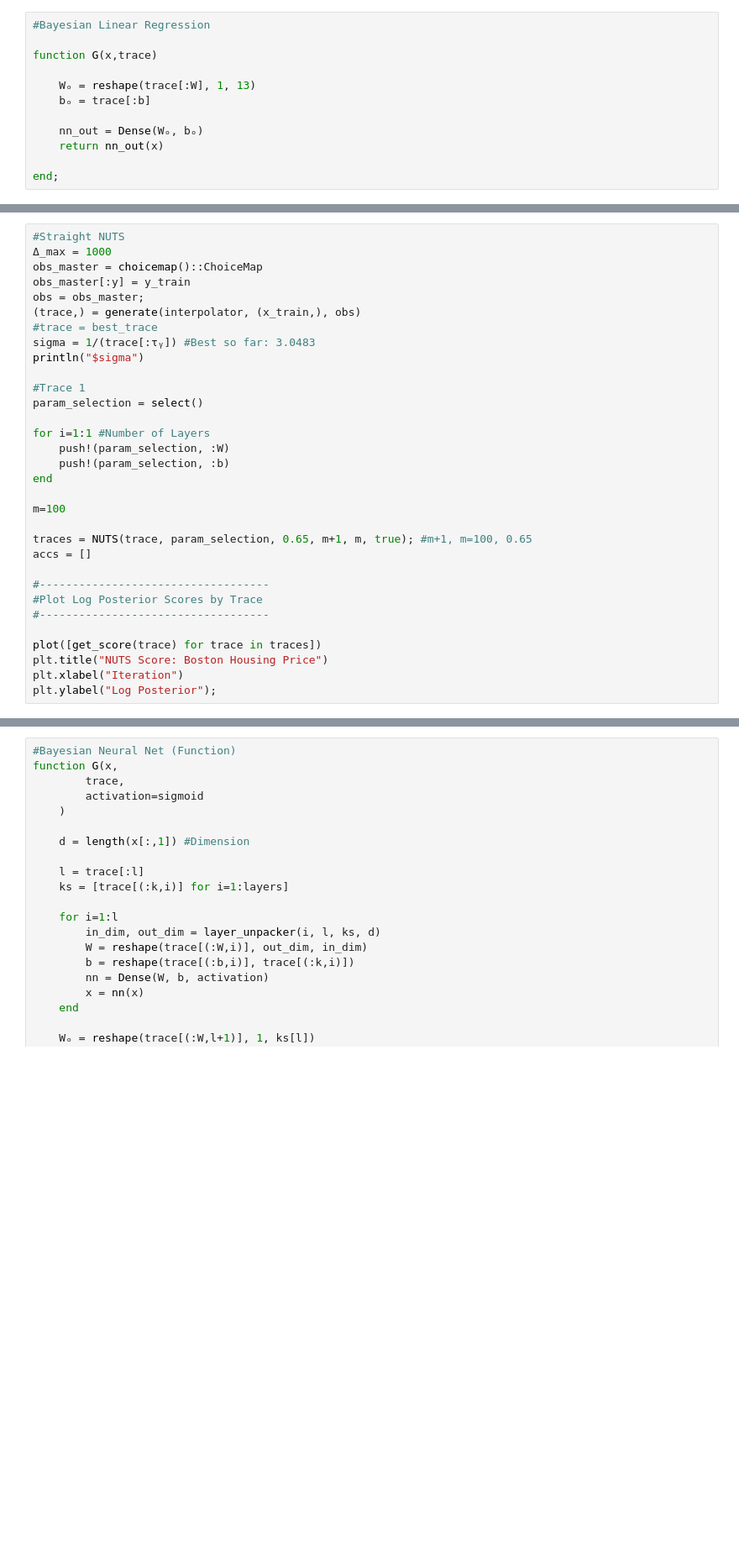
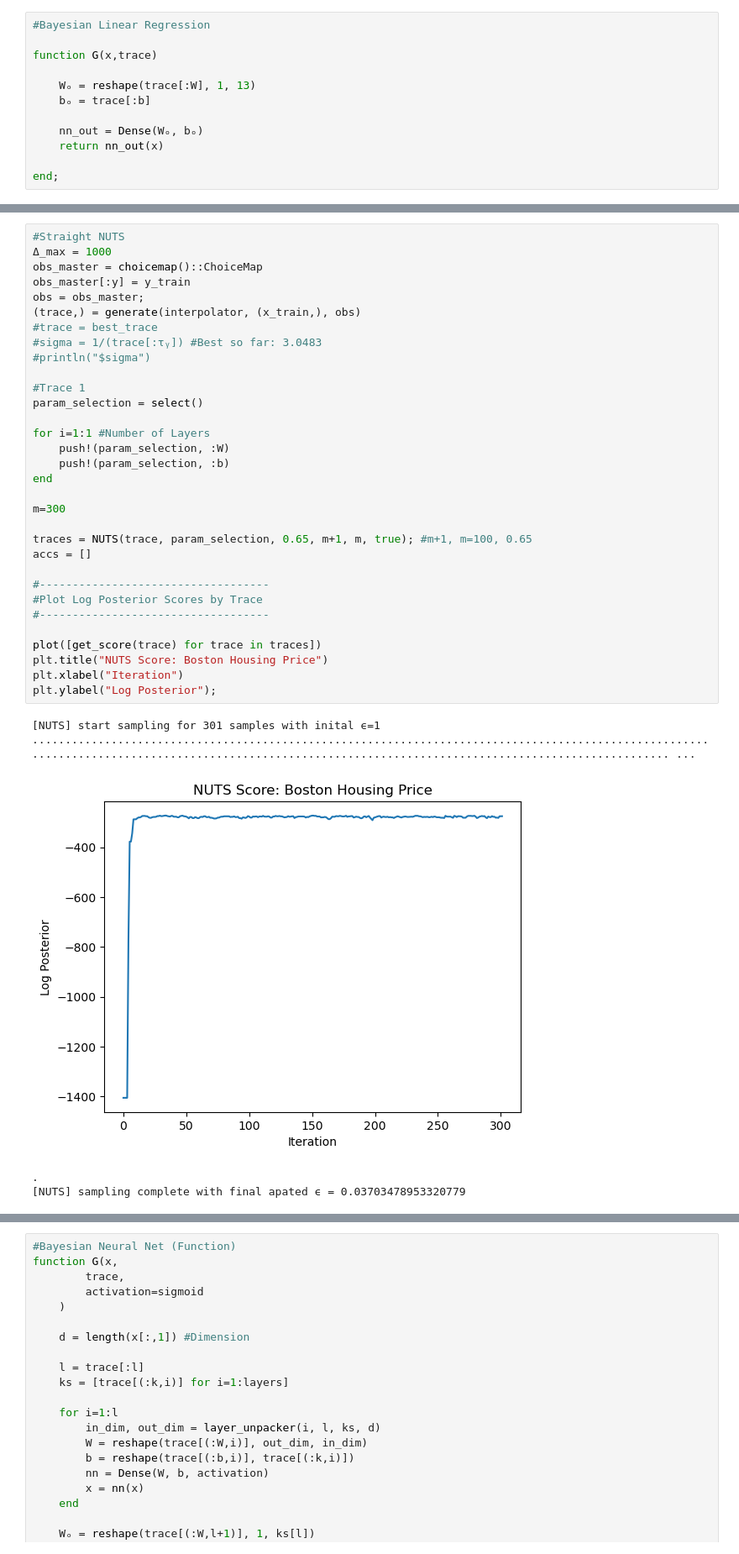
Before and after one commit to jberezow/BostonHousing, a Jupyter notebook: Thesis-BayesianLinearRegression.ipynb, the cells around one changed output, grey strips where cells are left out. Shown at 84% size. Saved outputs shown, nothing was run; the diff lists cells and outputs as text; blank space fills up the shorter version.

```diff
--- a/Thesis-BayesianLinearRegression.ipynb
+++ b/Thesis-BayesianLinearRegression.ipynb
@@ -85,35 +91,41 @@ println("Best Score: $(get_score(best_trace))")
 # %%
 #Straight NUTS
 Δ_max = 1000
 obs_master = choicemap()::ChoiceMap
 obs_master[:y] = y_train
 obs = obs_master;
 (trace,) = generate(interpolator, (x_train,), obs)
 #trace = best_trace
-sigma = 1/(trace[:τᵧ]) #Best so far: 3.0483
-println("$sigma")
+#sigma = 1/(trace[:τᵧ]) #Best so far: 3.0483
+#println("$sigma")
 
 #Trace 1
 param_selection = select()
 
 for i=1:1 #Number of Layers
     push!(param_selection, :W)
     push!(param_selection, :b)
 end
 
-m=100
+m=300
 
 traces = NUTS(trace, param_selection, 0.65, m+1, m, true); #m+1, m=100, 0.65
 accs = []
 
 #-----------------------------------
 #Plot Log Posterior Scores by Trace
 #-----------------------------------
 
 plot([get_score(trace) for trace in traces])
 plt.title("NUTS Score: Boston Housing Price")
 plt.xlabel("Iteration")
 plt.ylabel("Log Posterior");
+# %% [output]
+[NUTS] start sampling for 301 samples with inital ϵ=1
+........................................................................................................................................................................................................ ...
+[figure, added]
+.
+[NUTS] sampling complete with final apated ϵ = 0.03703478953320779
 # %%
 #-------------------------------
 #Plot RMSE Train Scores by Trace
```
Also changed, not shown: parts of 5 cells of this notebook, 39 other files.
